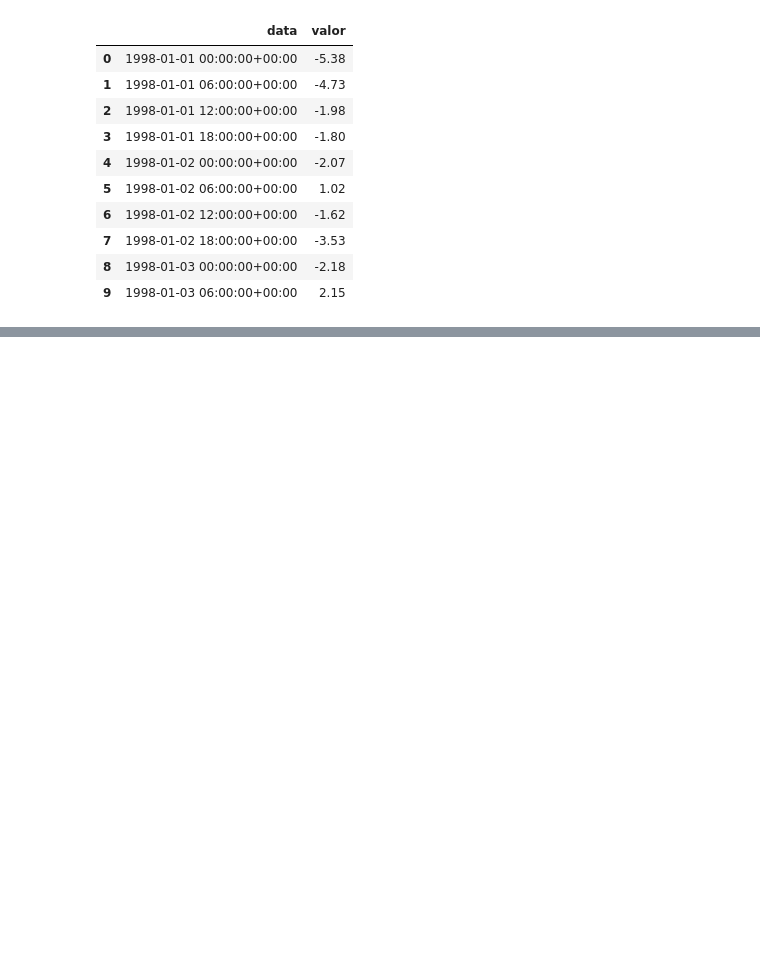
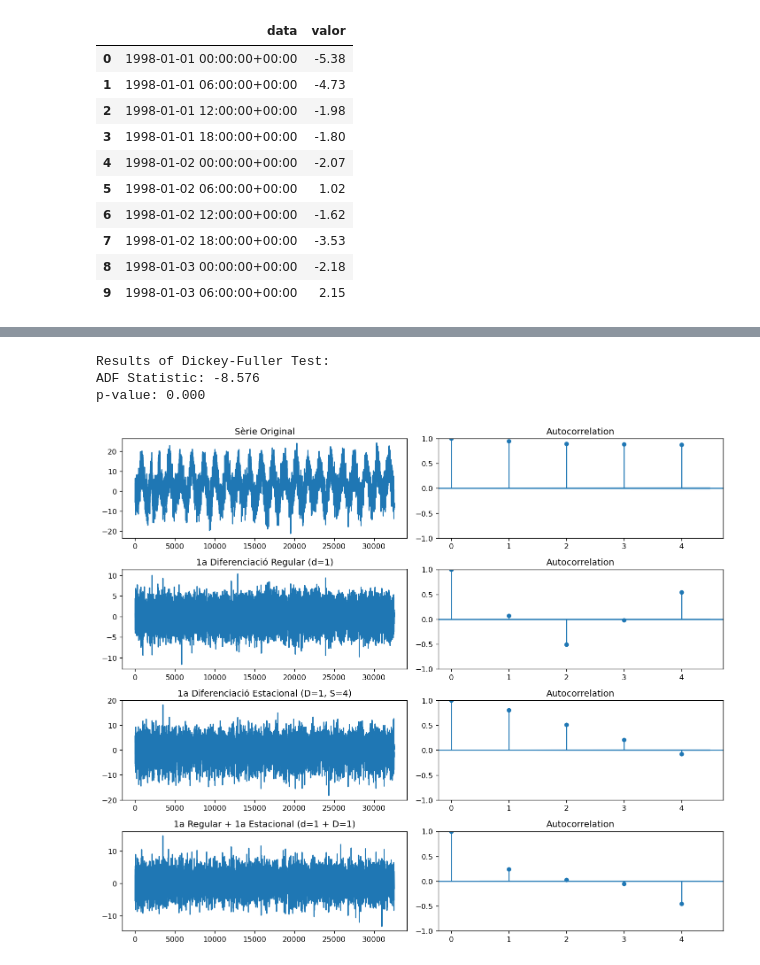
Before and after one commit to Paurro/TFM_SCM_Temperature_Forecasting_ML, a Jupyter notebook: models_prediccio/forecast_primers_casos/arima_model.ipynb, the cells around one changed output, grey strips where cells are left out. Cells and saved outputs as stored; diff of their text form; code cells hidden in the pictures; blank space fills up the shorter version.

```diff
--- a/models_prediccio/forecast_primers_casos/arima_model.ipynb
+++ b/models_prediccio/forecast_primers_casos/arima_model.ipynb
@@ -185,3 +226,51 @@ data_test
+# %%
+# Configuració gràfics
+plt.rcParams.update({'figure.figsize':(12, 10), 'figure.dpi':120})
+
+# Test Dickey-Fuller
+result = adfuller(data_train['valor'].dropna())
+print('Results of Dickey-Fuller Test:')
+print(f'ADF Statistic: {result[0]:.3f}')
+print(f'p-value: {result[1]:.3f}')  # Si p < 0.05, la sèrie és estacionària (d=0)
+
+# Crear figura amb 4 files i 2 columnes
+fig, axes = plt.subplots(4, 2, sharex=False)
+
+# ---------------------------
+# 0. Sèrie Original
+# ---------------------------
+axes[0, 0].plot(data_train['valor'])
+axes[0, 0].set_title('Sèrie Original')
+plot_acf(data_train['valor'], lags=4, ax=axes[0, 1])  # Lags fins a 20 (5 dies)
+
+# ---------------------------
+# 1. 1a Diferenciació Regular (d=1)
+# ---------------------------
+axes[1, 0].plot(data_train['valor'].diff())
+axes[1, 0].set_title('1a Diferenciació Regular (d=1)')
+plot_acf(data_train['valor'].diff().dropna(), lags=4, ax=axes[1, 1])
+
+# ---------------------------
+# 2. 1a Diferenciació ESTACIONAL (D=1, S=4)
+# ---------------------------
+axes[2, 0].plot(data_train['valor'].diff(4))  # Diferenciació estacional (periode=4)
+axes[2, 0].set_title('1a Diferenciació Estacional (D=1, S=4)')
+plot_acf(data_train['valor'].diff(4).dropna(), lags=4, ax=axes[2, 1])
+
+# ---------------------------
+# 3. Diferenciació Regular + Estacional (d=1 + D=1)
+# ---------------------------
+axes[3, 0].plot(data_train['valor'].diff().diff(4))  # d=1 + D=1
+axes[3, 0].set_title('1a Regular + 1a Estacional (d=1 + D=1)')
+plot_acf(data_train['valor'].diff().diff(4).dropna(), lags=4, ax=axes[3, 1])
+
+plt.tight_layout()
+plt.show()
+# %% [output]
+Results of Dickey-Fuller Test:
+ADF Statistic: -8.576
+p-value: 0.000
+[figure, added]
 # %%
 # Creem el model ARIMA
 model = ARIMA(data_train['valor'], order=(p, d, q))
```
Also changed, not shown: parts of 11 cells of this notebook, 1 other file.
